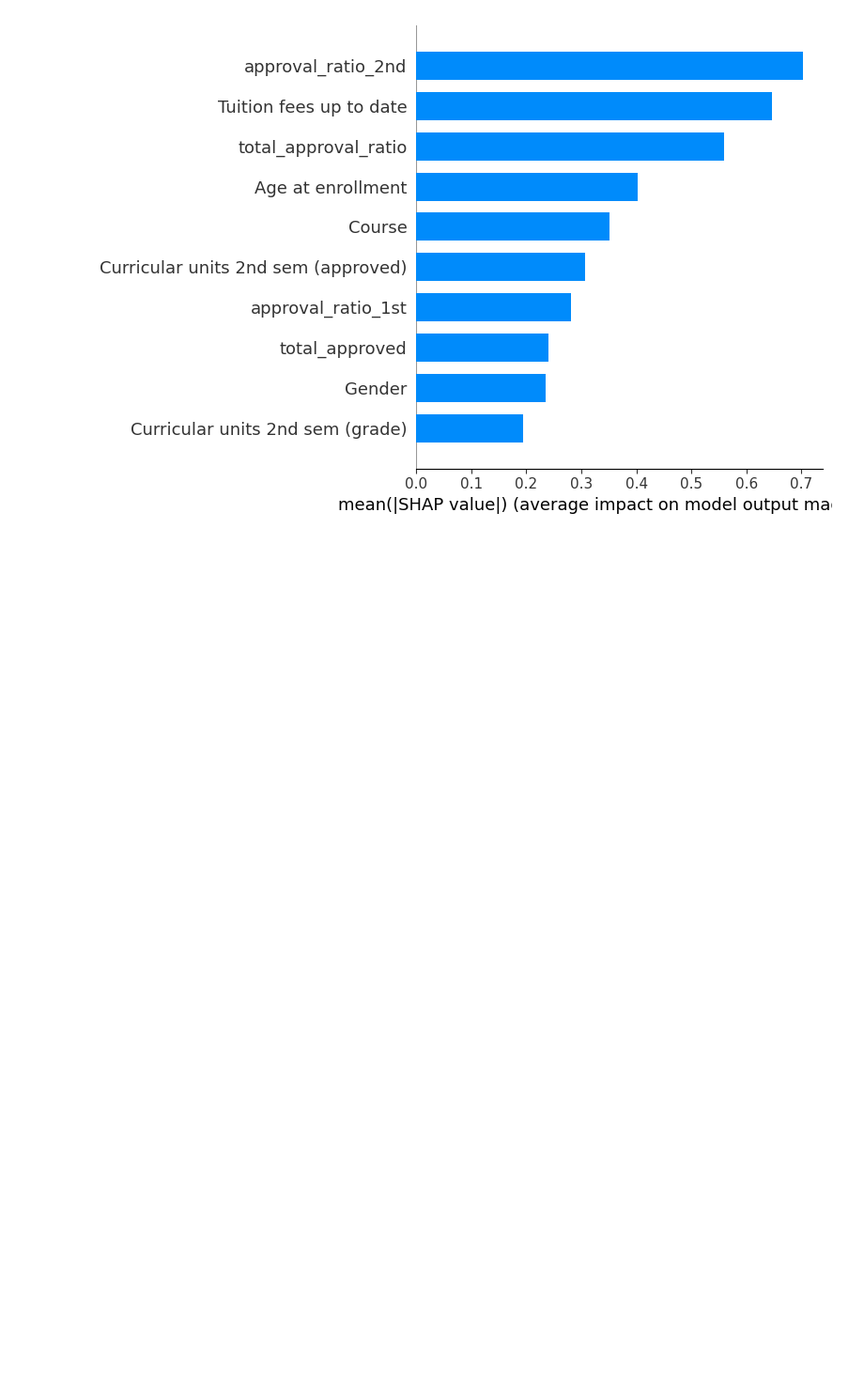
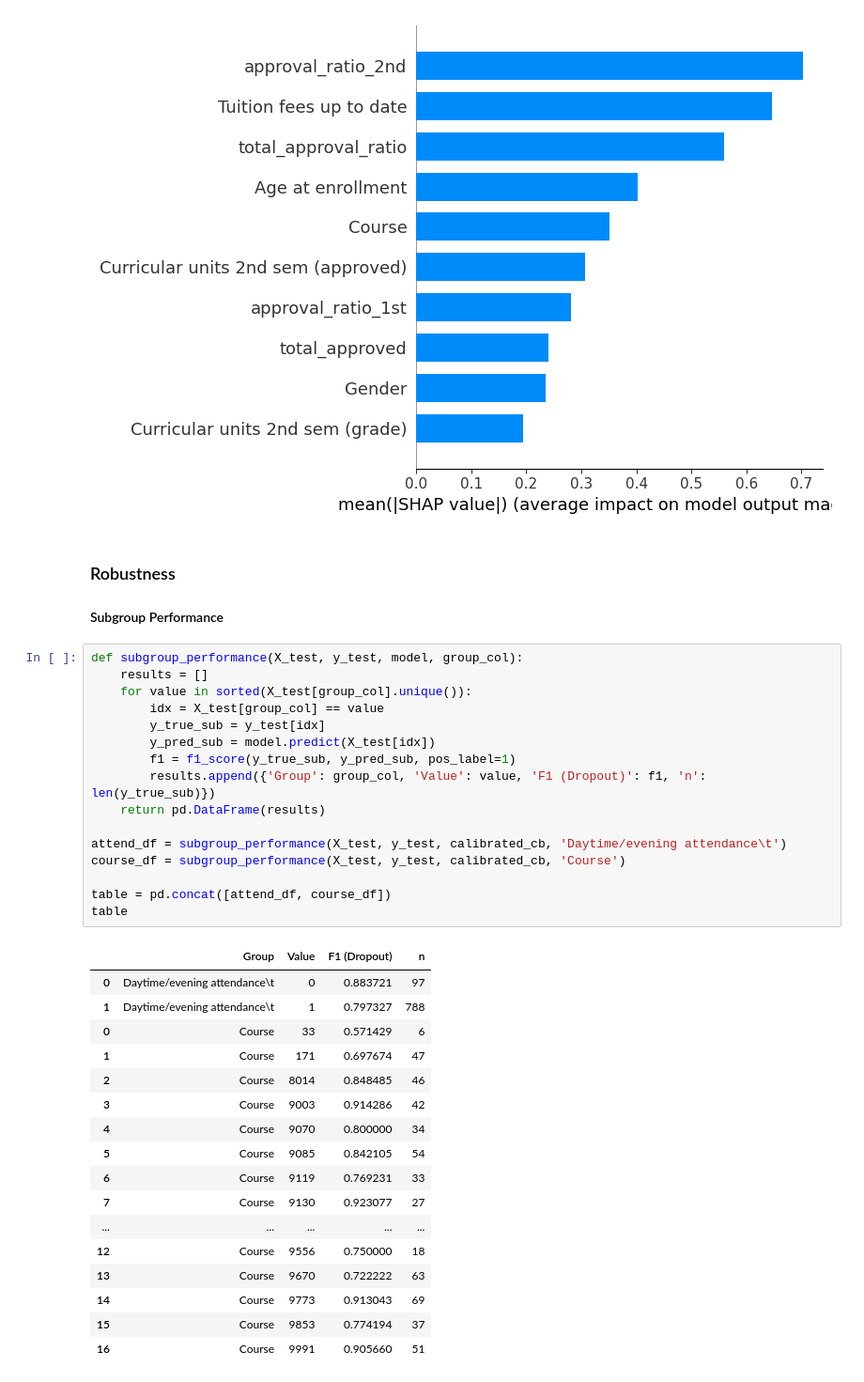
Before and after one commit to williamsaether/Student-Dropout-Prediction, a Jupyter notebook: runoff_catboost.ipynb, the cells around one changed output. Shown at 94% size. Cells and saved outputs as stored; diff of their text form; blank space fills up the shorter version.

```diff
--- a/runoff_catboost.ipynb
+++ b/runoff_catboost.ipynb
@@ -585,3 +589,40 @@ shap.summary_plot(
 # %% [output]
 [figure]
 [figure]
+# %% [markdown]
+### Robustness
+#### Subgroup Performance
+# %%
+def subgroup_performance(X_test, y_test, model, group_col):
+    results = []
+    for value in sorted(X_test[group_col].unique()):
+        idx = X_test[group_col] == value
+        y_true_sub = y_test[idx]
+        y_pred_sub = model.predict(X_test[idx])
+        f1 = f1_score(y_true_sub, y_pred_sub, pos_label=1)
+        results.append({'Group': group_col, 'Value': value, 'F1 (Dropout)': f1, 'n': len(y_true_sub)})
+    return pd.DataFrame(results)
+
+attend_df = subgroup_performance(X_test, y_test, calibrated_cb, 'Daytime/evening attendance\t')
+course_df = subgroup_performance(X_test, y_test, calibrated_cb, 'Course')
+
+table = pd.concat([attend_df, course_df])
+table
+# %% [output]
+|  | Group | Value | F1 (Dropout) | n |
+| 0 | Daytime/evening attendance\t | 0 | 0.883721 | 97 |
+| 1 | Daytime/evening attendance\t | 1 | 0.797327 | 788 |
+| 0 | Course | 33 | 0.571429 | 6 |
+| 1 | Course | 171 | 0.697674 | 47 |
+| 2 | Course | 8014 | 0.848485 | 46 |
+| 3 | Course | 9003 | 0.914286 | 42 |
+| 4 | Course | 9070 | 0.800000 | 34 |
+| 5 | Course | 9085 | 0.842105 | 54 |
+| 6 | Course | 9119 | 0.769231 | 33 |
+| 7 | Course | 9130 | 0.923077 | 27 |
+| ... | ... | ... | ... | ... |
+| 12 | Course | 9556 | 0.750000 | 18 |
+| 13 | Course | 9670 | 0.722222 | 63 |
+| 14 | Course | 9773 | 0.913043 | 69 |
+| 15 | Course | 9853 | 0.774194 | 37 |
+| 16 | Course | 9991 | 0.905660 | 51 |
```
Also changed, not shown: parts of 19 cells of this notebook.
